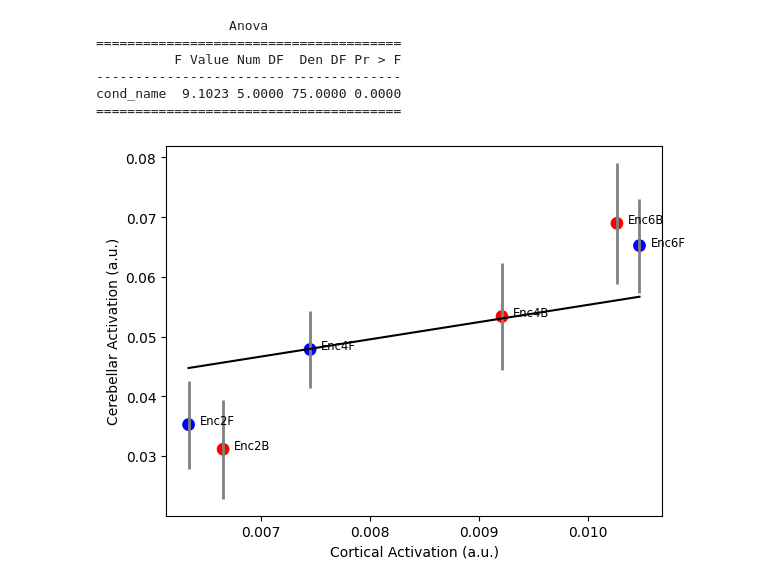
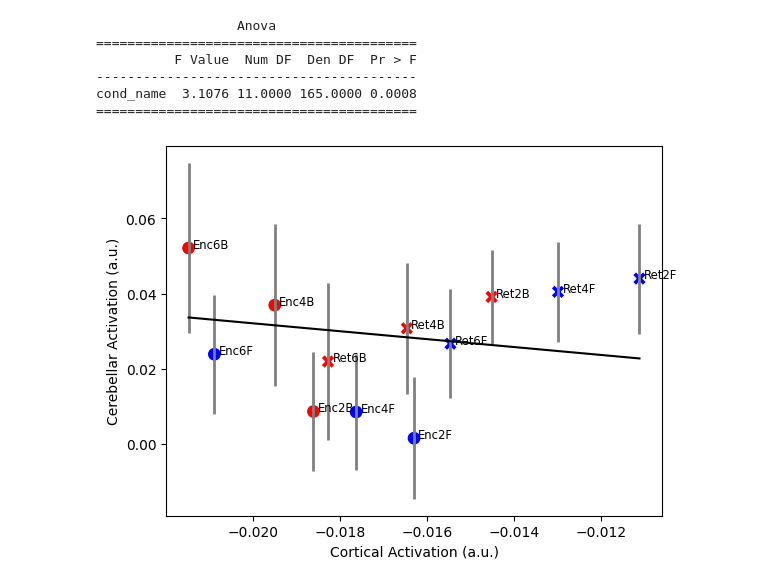
Before and after one commit to lshahsha/bg_conn_sr, a Jupyter notebook: notebooks/bg_sel_rec_wmfs.ipynb, the cells around one changed output. Saved outputs shown, nothing was run; the diff lists cells and outputs as text; code cells hidden in the pictures.

```diff
--- a/notebooks/bg_sel_rec_wmfs.ipynb
+++ b/notebooks/bg_sel_rec_wmfs.ipynb
@@ -104,22 +104,22 @@ space = 'MNI152NLin6Asym'
 D = pd.read_csv(wkdir + f'/{task}_ROI_bg_{type}_{train_dataset}_{train_ses_id}_{method}{mname_ext}_reg.tsv', sep='\t')
 # %%
 # get the dataframe with the selected region
-selected_roi = "PutamenL"
-df = D.loc[(D.roi_name == selected_roi) & (D.cond_name != 'rest') & (D.phase == 0)]
+selected_roi = "AccumbensR"
+df = D.loc[(D.roi_name == selected_roi) & (D.cond_name != 'rest')]
 make_scatterplot(df, split='cond_num',
                 labels=label_dict,
                 markers=marker_dict,
                 colors=color_dict)
 # plt.xlabel("predicted cerebellar activation")
 plt.savefig(f"{task}_bg_{selected_roi}_scatter_{mname_base}_{mname_ext}.pdf")
 print(AnovaRM(data=df[df.cond_name != 'rest'], depvar='res',subject='sn', within=['cond_name'], aggregate_func=np.mean).fit())
 # %% [output]
-                 Anova
-=======================================
-          F Value Num DF  Den DF Pr > F
----------------------------------------
-cond_name  9.1023 5.0000 75.0000 0.0000
-=======================================
+                  Anova
+=========================================
+          F Value  Num DF  Den DF  Pr > F
+-----------------------------------------
+cond_name  3.1076 11.0000 165.0000 0.0008
+=========================================
-[figure, old version]
+[figure, new version]
 # %%
 df
```
Also changed, not shown: 4 other files.
